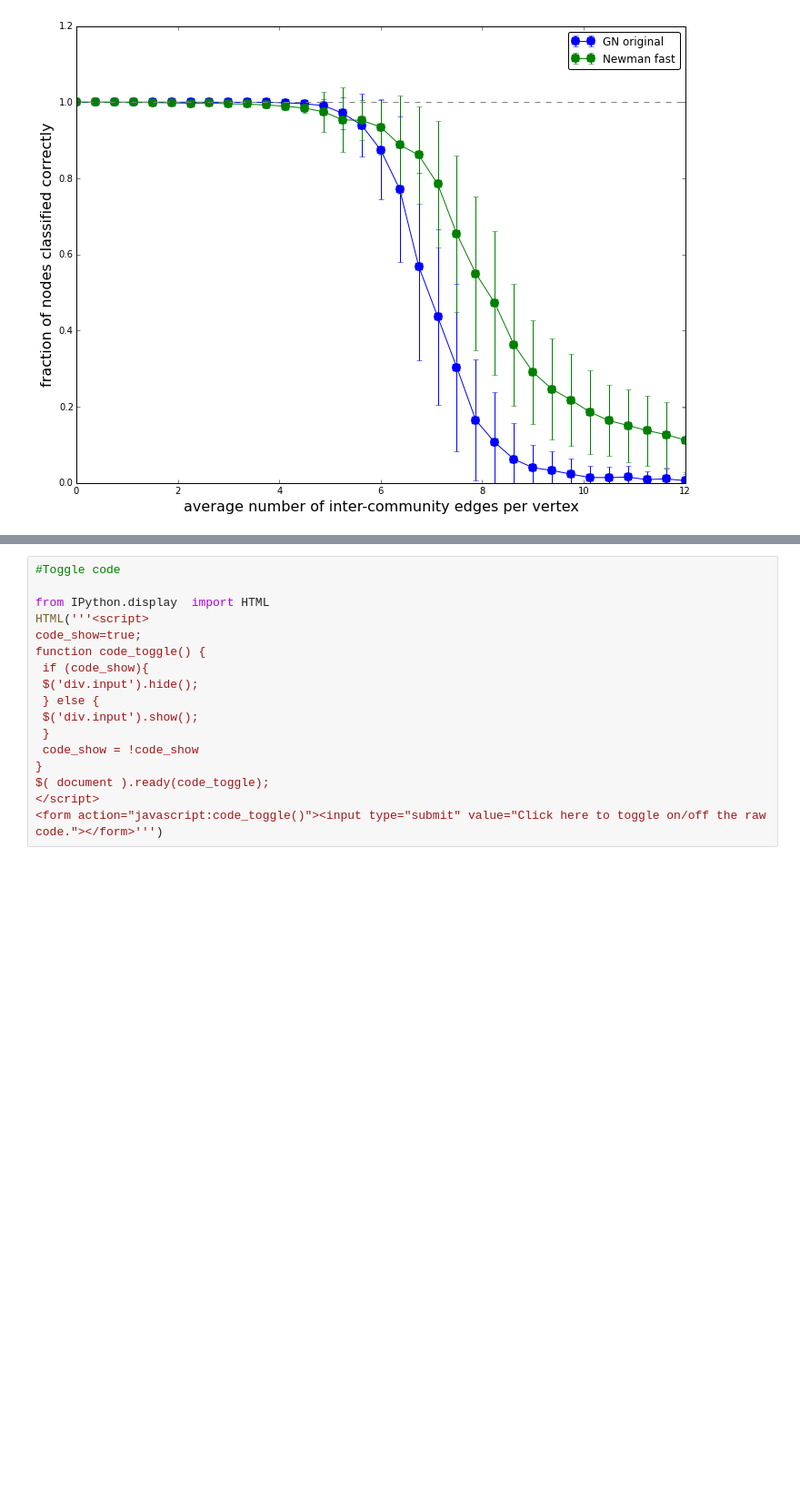
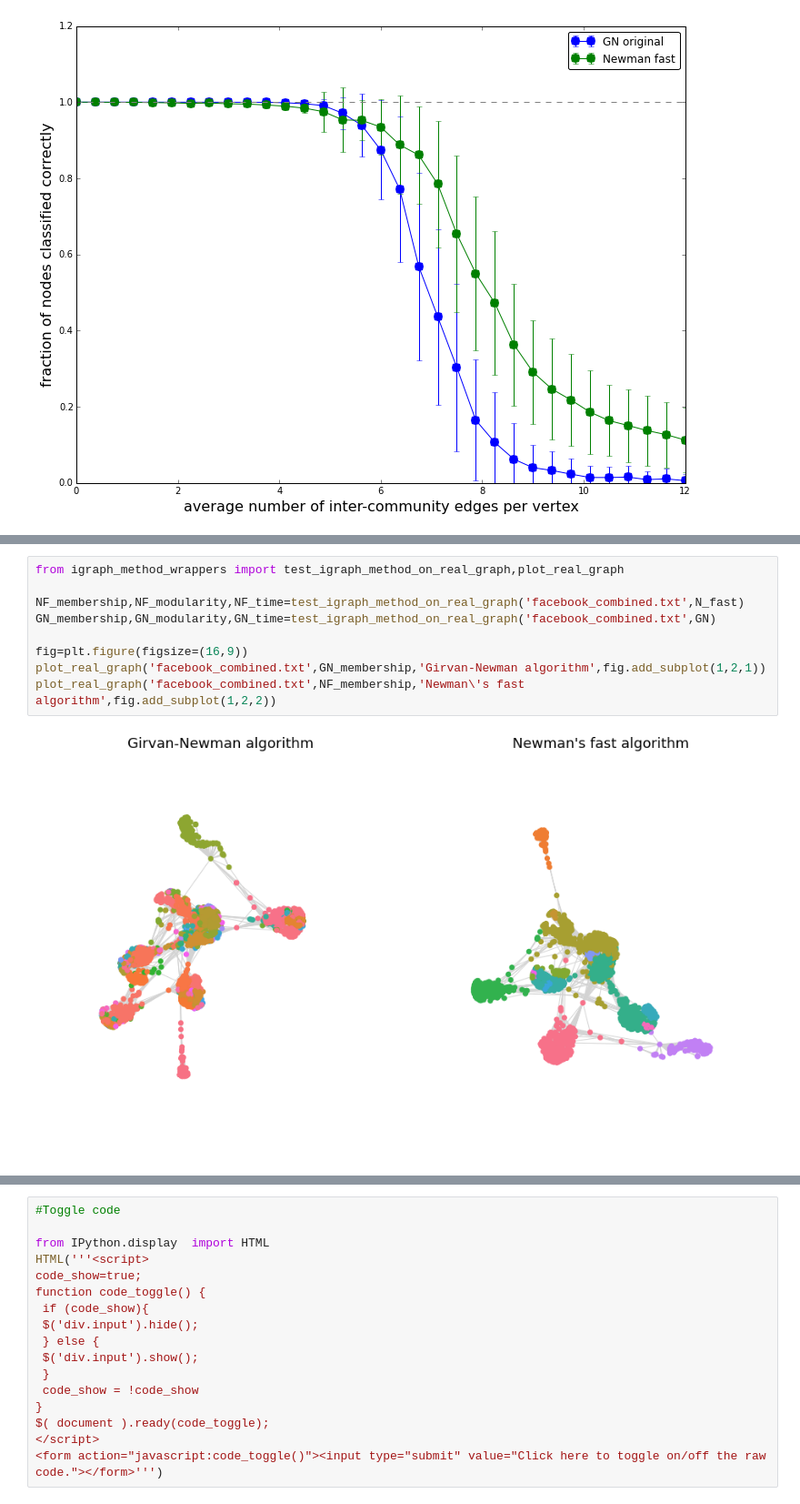
Before and after one commit to riblidezso/graph_clust_alg_comparison, a Jupyter notebook: doc.ipynb, the cells around one changed output, grey strips where cells are left out. Shown at 91% size. Cells and saved outputs as stored; diff of their text form; blank space fills up the shorter version.

```diff
--- a/doc.ipynb
+++ b/doc.ipynb
@@ -119,0 +132,11 @@ The GN algorithm is so slow that i had to select a relatively small network (~4k
+# %%
+from igraph_method_wrappers import test_igraph_method_on_real_graph,plot_real_graph
+
+NF_membership,NF_modularity,NF_time=test_igraph_method_on_real_graph('facebook_combined.txt',N_fast)
+GN_membership,GN_modularity,GN_time=test_igraph_method_on_real_graph('facebook_combined.txt',GN)
+
+fig=plt.figure(figsize=(16,9))
+plot_real_graph('facebook_combined.txt',GN_membership,'Girvan-Newman algorithm',fig.add_subplot(1,2,1))
+plot_real_graph('facebook_combined.txt',NF_membership,'Newman\'s fast algorithm',fig.add_subplot(1,2,2))
+# %% [output]
+[figure, added]
```
Also changed, not shown: parts of 14 cells of this notebook, 3 other files.
